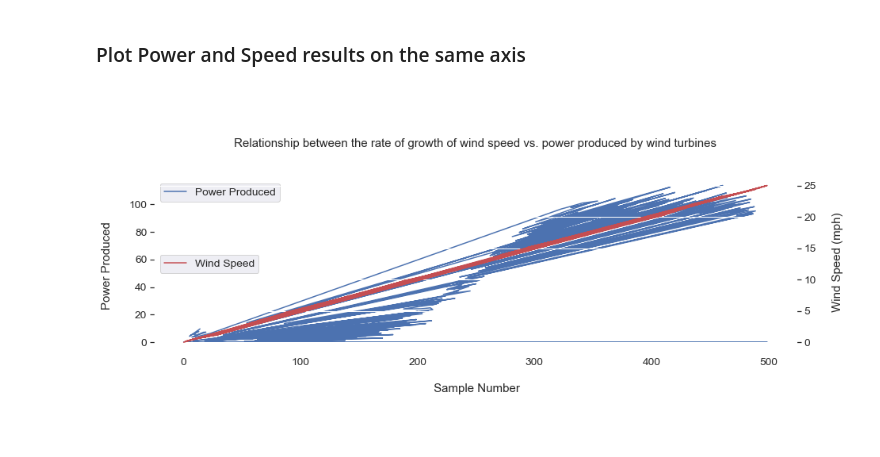
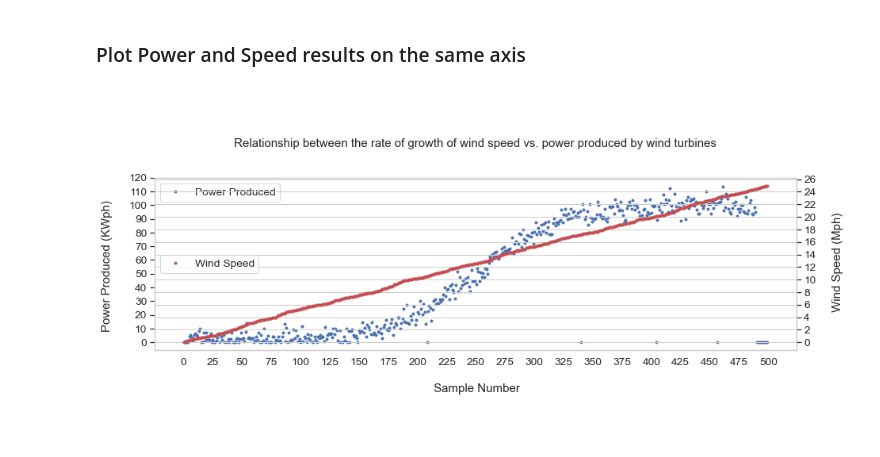
Before and after one commit to Fiona-600/Data-Analytics-2020-Project, a Jupyter notebook: Fundamentals Project 2020.ipynb, the cells around one changed output. Drawn from its saved outputs; the diff is of its cells as text; code cells hidden in the pictures.

```diff
--- a/Fundamentals Project 2020.ipynb
+++ b/Fundamentals Project 2020.ipynb
@@ -315,30 +285,33 @@ plt.show()
 <BR>
 # %%
 #https://stackoverflow.com/questions/11640243/pandas-plot-multiple-y-axes
-
+sns.set_style ("whitegrid")
 fig, ax = plt.subplots()
 rspine = ax.spines ['right']
 rspine.set_position (('axes', 1))
 ax.set_frame_on (True)
-ax.patch.set_visible (False)
+ax.patch.set_visible (True)
+ax.grid(True)
 fig.subplots_adjust(right = 2)
-df.Power_KWph.plot(ax = ax, style = 'b-',label = "Power Produced")
+df.Power_KWph.plot(ax = ax, style = 'b.',label = "Power Produced")
+plt.yticks([0, 10,20,30,40,50,60,70,80,90,100,110,120])
 ax.legend(loc = 0)
 plt.xlabel("\n Sample Number")
-plt.ylabel("Power Produced \n")
+plt.ylabel("Power Produced (KWph) \n")
+
 # same ax as above since it's automatically added on the right
-
-df.Speed_Mph.plot(ax = ax, style = 'r-', label = "Wind Speed", secondary_y = True)
-
-plt.ylabel("\n Wind Speed (mph)")
+df.Speed_Mph.plot(ax = ax, style = 'r.', label = "Wind Speed", secondary_y = True)
+plt.yticks([0, 2, 4, 6,8,10,12,14,16,18,20,22,24,26])
+plt.xticks([0, 25, 50, 75,100, 125,150,175,200,225,250,275,300,325,350,375,400,425,450,475,500])
+plt.ylabel("\n Wind Speed (Mph)")
 plt.title("\n Relationship between the rate of growth of wind speed vs. power produced by wind turbines \n\n" , fontsize = 15)
 handles, labels = ax.get_legend_handles_labels()
 ax.legend(handles, labels)
 plt.legend (loc = "center left", frameon = True)
-bbox_to_anchor=(10, 100)
+bbox_to_anchor=(10, 500)
 plt.show()
 # %% [output]
-[figure, old version]
+[figure, new version]
 # %% [markdown]
 <BR>
 # %% [markdown]
```
Also changed, not shown: parts of 9 cells of this notebook.
